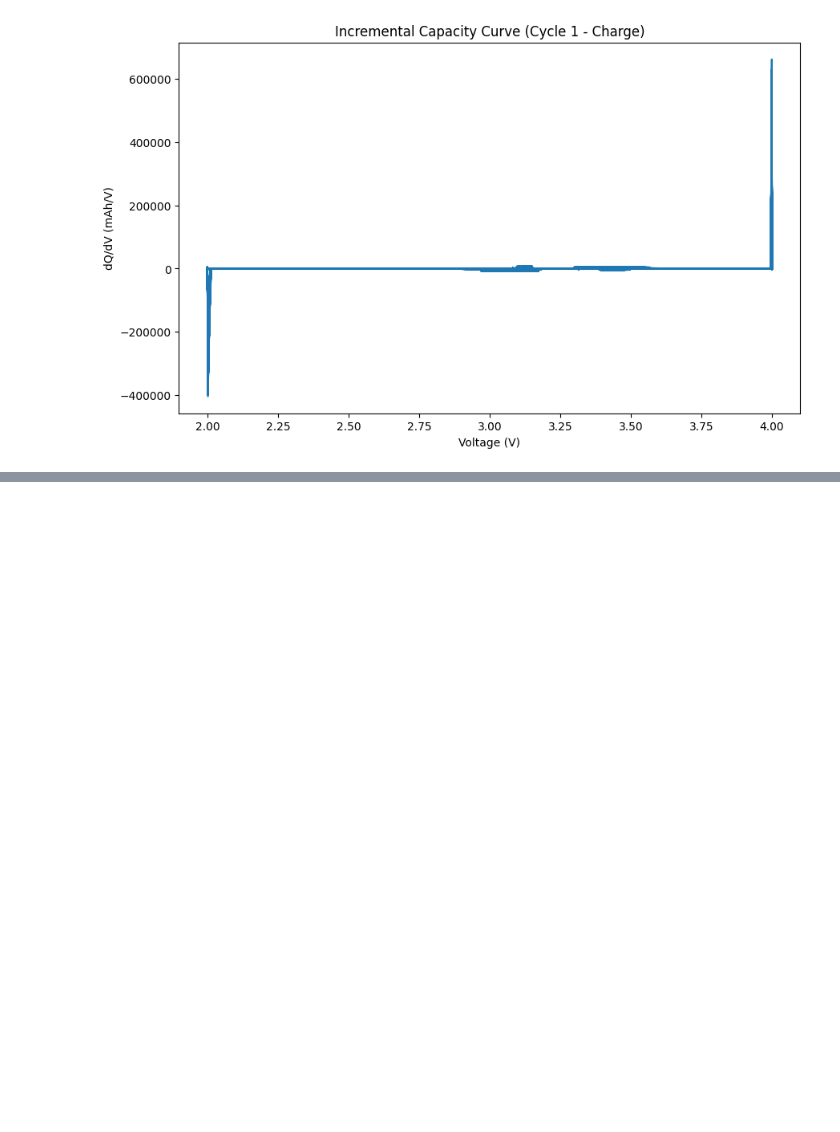
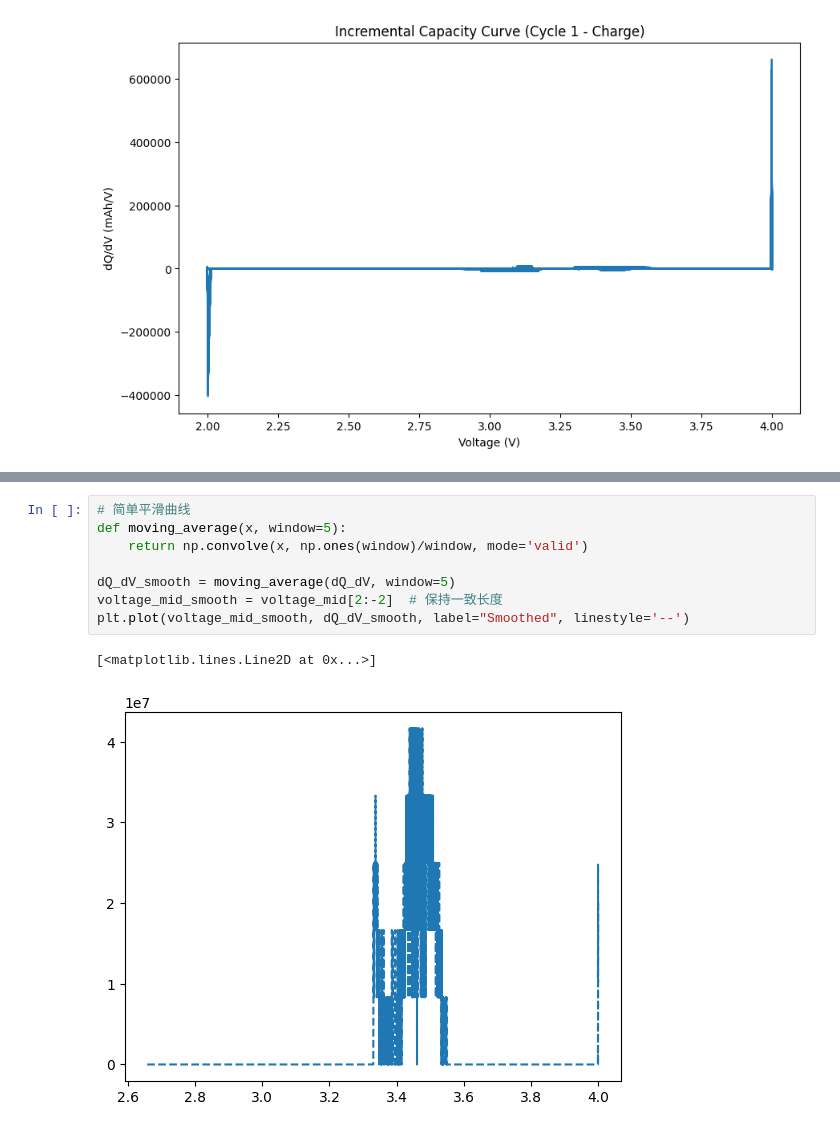
Before and after one commit to Janeyaoo/Topology-informed-battery-performance-modeling-and-cell-grouping-optimization, a Jupyter notebook: IC_curve.ipynb, the cells around one changed output, grey strips where cells are left out. Drawn from its saved outputs; the diff is of its cells as text; blank space fills up the shorter version.

```diff
--- a/IC_curve.ipynb
+++ b/IC_curve.ipynb
@@ -181,3 +194,14 @@ plt.tight_layout()
 plt.show()
 # %% [output]
 [figure]
+# %%
+# 简单平滑曲线
+def moving_average(x, window=5):
+    return np.convolve(x, np.ones(window)/window, mode='valid')
+
+dQ_dV_smooth = moving_average(dQ_dV, window=5)
+voltage_mid_smooth = voltage_mid[2:-2]  # 保持一致长度
+plt.plot(voltage_mid_smooth, dQ_dV_smooth, label="Smoothed", linestyle='--')
+# %% [output]
+[<matplotlib.lines.Line2D at 0x...>]
+[figure, added]
```
Also changed, not shown: parts of 4 cells of this notebook, 4 other files.
